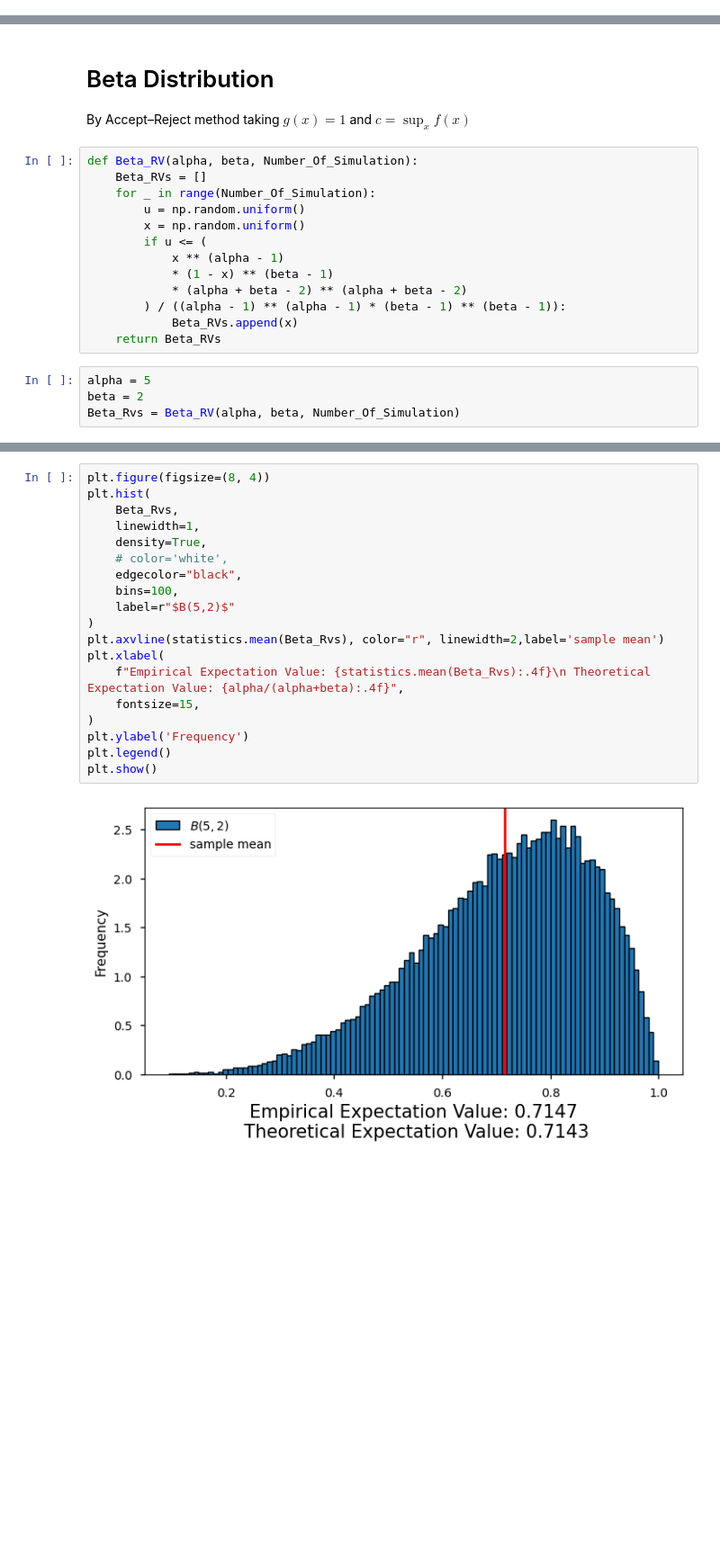
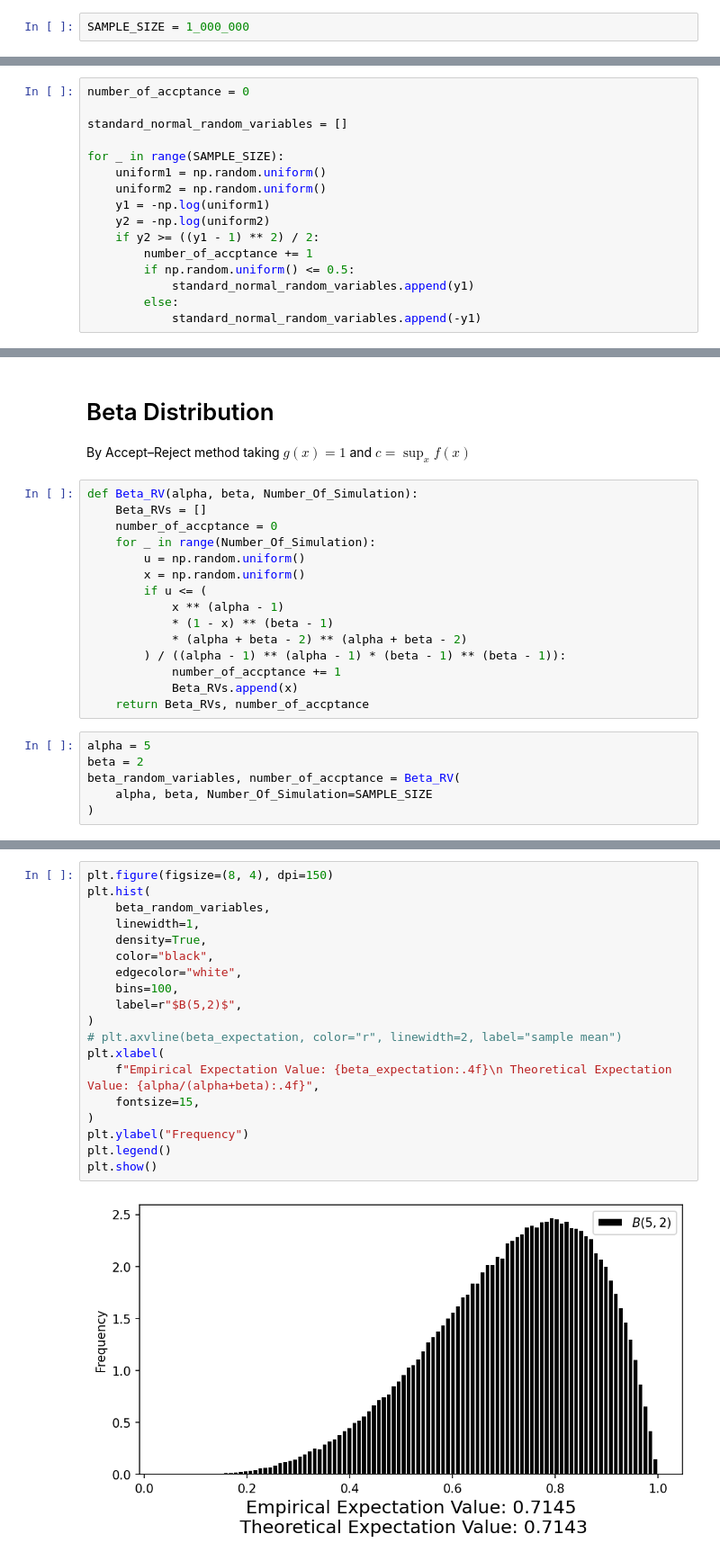
Before and after one commit to AzmainBiswas/Monte_Carlo, a Jupyter notebook: Generating Random Variable/Continuous.ipynb, the cells around one changed output, grey strips where cells are left out. Shown at 90% size. Cells and saved outputs as stored; diff of their text form; blank space fills up the shorter version.

```diff
--- a/Generating Random Variable/Continuous.ipynb
+++ b/Generating Random Variable/Continuous.ipynb
@@ -9,3 +4,5 @@ Number_Of_Simulation = 100000
+# %%
+SAMPLE_SIZE = 1_000_000
 # %% [markdown]
 _**Proposition:**_ Let $U$ ba a $U[0,1]$ random variable. For any continuous distribution function $F$
 the random variable $X$ defined by $$X=F^{-1}(U)$$ has distribution $F$. [$F^{-1}$ is defined to be that value of $x$ such that $F(x)=u$]
@@ -140,3 +139,19 @@ $$f(x) = \frac{1}{\sqrt{2\pi}} e^{-\frac{x^2}{2}}$$
 ## Accept–Reject Method
 
 Taking *envelope density* $g(x)$ as standred exponential distribution then $c= \sqrt{\frac{2e}{\pi}}$
+# %%
+number_of_accptance = 0
+
+standard_normal_random_variables = []
+
+for _ in range(SAMPLE_SIZE):
+    uniform1 = np.random.uniform()
+    uniform2 = np.random.uniform()
+    y1 = -np.log(uniform1)
+    y2 = -np.log(uniform2)
+    if y2 >= ((y1 - 1) ** 2) / 2:
+        number_of_accptance += 1
+        if np.random.uniform() <= 0.5:
+            standard_normal_random_variables.append(y1)
+        else:
+            standard_normal_random_variables.append(-y1)
@@ -256,6 +258,7 @@ By Accept–Reject method taking $g(x)=1$ and $c=\sup_x f(x)$
 # %%
 def Beta_RV(alpha, beta, Number_Of_Simulation):
     Beta_RVs = []
+    number_of_accptance = 0
     for _ in range(Number_Of_Simulation):
         u = np.random.uniform()
         x = np.random.uniform()
@@ -264,9 +267,12 @@ def Beta_RV(alpha, beta, Number_Of_Simulation):
             * (1 - x) ** (beta - 1)
             * (alpha + beta - 2) ** (alpha + beta - 2)
         ) / ((alpha - 1) ** (alpha - 1) * (beta - 1) ** (beta - 1)):
+            number_of_accptance += 1
             Beta_RVs.append(x)
-    return Beta_RVs
+    return Beta_RVs, number_of_accptance
 # %%
 alpha = 5
 beta = 2
-Beta_Rvs = Beta_RV(alpha, beta, Number_Of_Simulation)
+beta_random_variables, number_of_accptance = Beta_RV(
+    alpha, beta, Number_Of_Simulation=SAMPLE_SIZE
+)
@@ -273,21 +289,21 @@ Beta_Rvs = Beta_RV(alpha, beta, Number_Of_Simulation)
 # %%
-plt.figure(figsize=(8, 4))
+plt.figure(figsize=(8, 4), dpi=150)
 plt.hist(
-    Beta_Rvs,
+    beta_random_variables,
     linewidth=1,
     density=True,
-    # color='white',
-    edgecolor="black",
+    color="black",
+    edgecolor="white",
     bins=100,
-    label=r"$B(5,2)$"
+    label=r"$B(5,2)$",
 )
-plt.axvline(statistics.mean(Beta_Rvs), color="r", linewidth=2,label='sample mean')
+# plt.axvline(beta_expectation, color="r", linewidth=2, label="sample mean")
 plt.xlabel(
-    f"Empirical Expectation Value: {statistics.mean(Beta_Rvs):.4f}\n Theoretical Expectation Value: {alpha/(alpha+beta):.4f}",
+    f"Empirical Expectation Value: {beta_expectation:.4f}\n Theoretical Expectation Value: {alpha/(alpha+beta):.4f}",
     fontsize=15,
 )
-plt.ylabel('Frequency')
+plt.ylabel("Frequency")
 plt.legend()
 plt.show()
 # %% [output]
-[figure, old version]
+[figure, new version]
```
Also changed, not shown: parts of 23 cells of this notebook, 3 other files.
